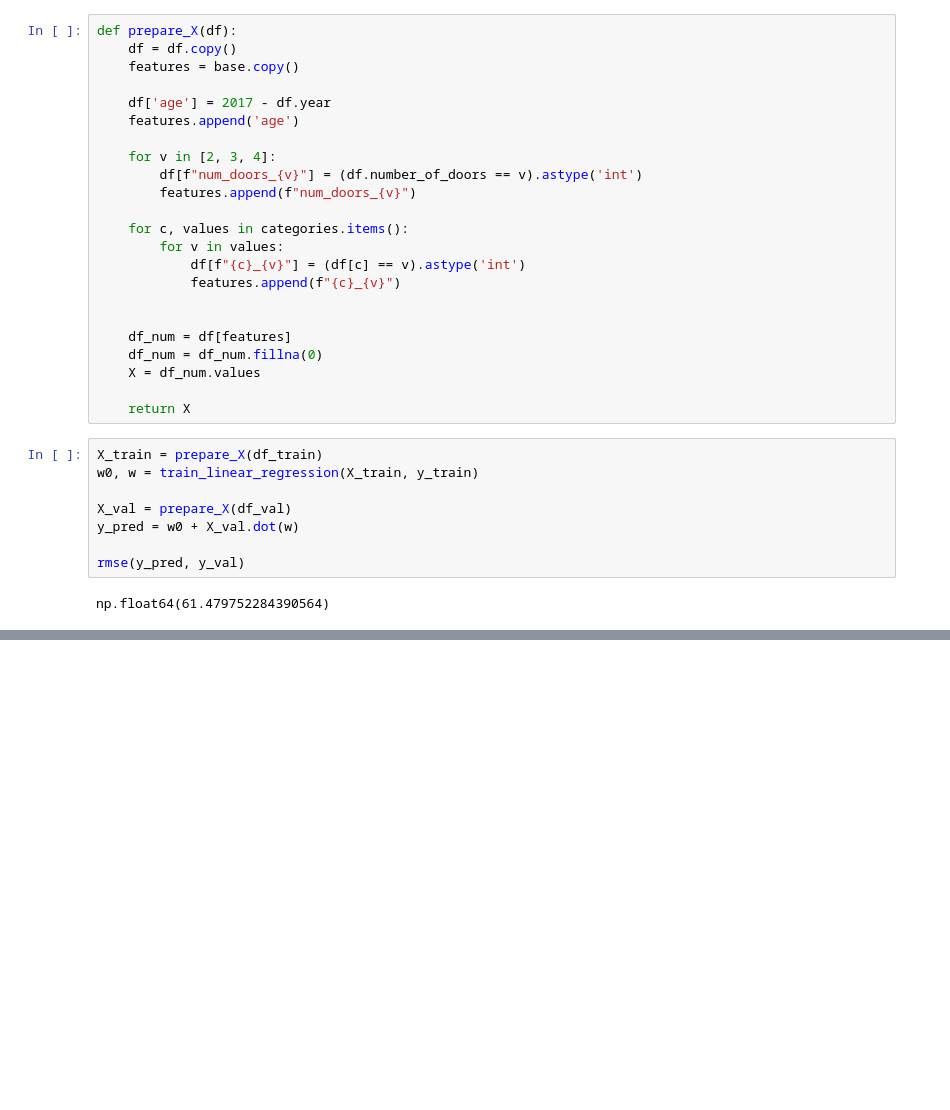
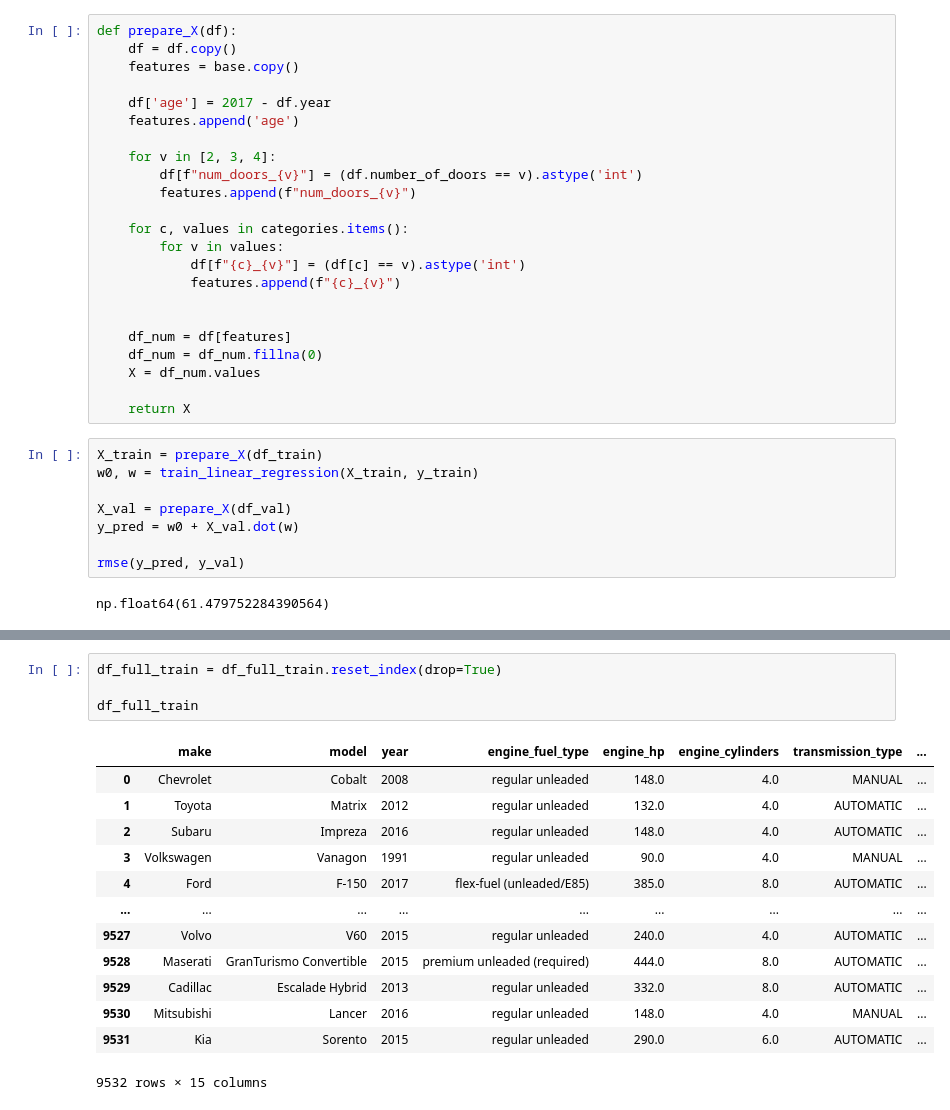
Before and after one commit to Frederic7/ml_zoomcamp, a Jupyter notebook: Theory/notes_02.ipynb, the cells around one changed output, grey strips where cells are left out. Drawn from its saved outputs; the diff is of its cells as text; blank space fills up the shorter version.

```diff
--- a/Theory/notes_02.ipynb
+++ b/Theory/notes_02.ipynb
@@ -960,0 +1044,18 @@ np.float64(61.479752284390564)
+# %%
+df_full_train = df_full_train.reset_index(drop=True)
+
+df_full_train
+# %% [output]
+|  | make | model | year | engine_fuel_type | engine_hp | engine_cylinders | transmission_type | ... |
+| 0 | Chevrolet | Cobalt | 2008 | regular unleaded | 148.0 | 4.0 | MANUAL | ... |
+| 1 | Toyota | Matrix | 2012 | regular unleaded | 132.0 | 4.0 | AUTOMATIC | ... |
+| 2 | Subaru | Impreza | 2016 | regular unleaded | 148.0 | 4.0 | AUTOMATIC | ... |
+| 3 | Volkswagen | Vanagon | 1991 | regular unleaded | 90.0 | 4.0 | MANUAL | ... |
+| 4 | Ford | F-150 | 2017 | flex-fuel (unleaded/E85) | 385.0 | 8.0 | AUTOMATIC | ... |
+| ... | ... | ... | ... | ... | ... | ... | ... | ... |
+| 9527 | Volvo | V60 | 2015 | regular unleaded | 240.0 | 4.0 | AUTOMATIC | ... |
+| 9528 | Maserati | GranTurismo Convertible | 2015 | premium unleaded (required) | 444.0 | 8.0 | AUTOMATIC | ... |
+| 9529 | Cadillac | Escalade Hybrid | 2013 | regular unleaded | 332.0 | 8.0 | AUTOMATIC | ... |
+| 9530 | Mitsubishi | Lancer | 2016 | regular unleaded | 148.0 | 4.0 | MANUAL | ... |
+| 9531 | Kia | Sorento | 2015 | regular unleaded | 290.0 | 6.0 | AUTOMATIC | ... |
+9532 rows × 15 columns
```
Also changed, not shown: parts of 20 cells of this notebook.
